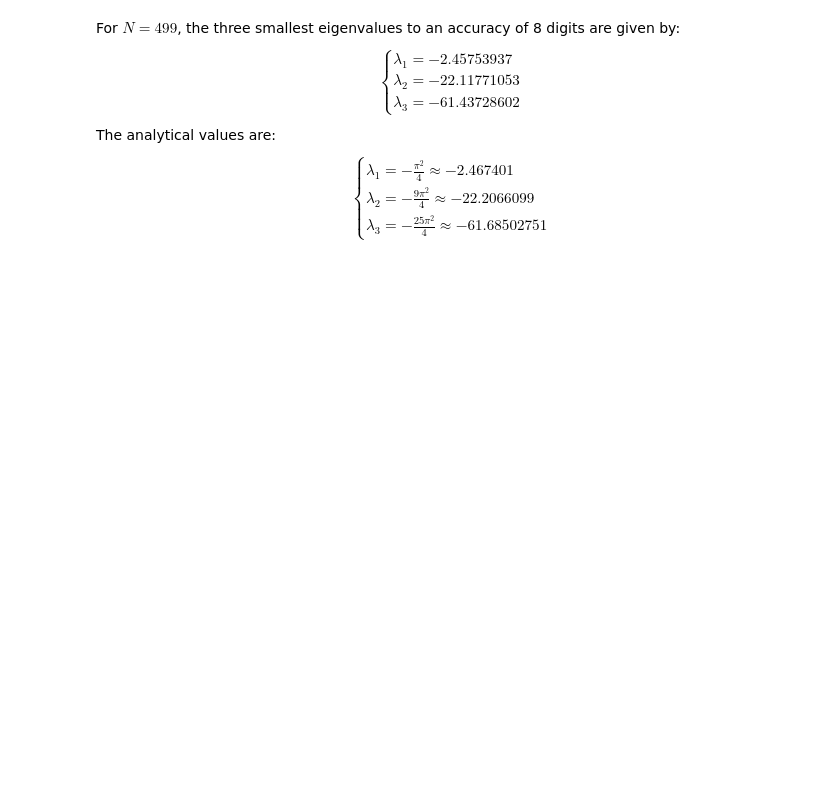
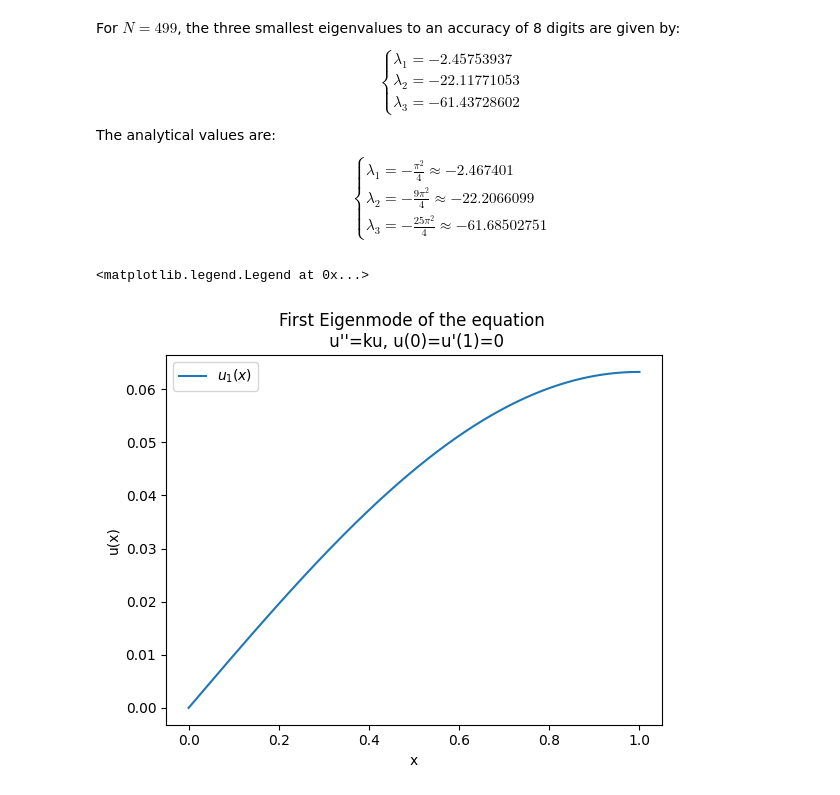
Before and after one commit to william-lundgren/FilipNumMums, a Jupyter notebook: Project2.ipynb, the cells around one changed output. Cells and saved outputs as stored; diff of their text form; code cells hidden in the pictures; blank space fills up the shorter version.

```diff
--- a/Project2.ipynb
+++ b/Project2.ipynb
@@ -369,3 +390,14 @@ The analytical values are:
         \lambda_3=-\frac{25\pi^2}{4}\approx-61.68502751
     \end{cases}
 \end{equation*}
+# %%
+x = np.linspace(0,1,501)
+
+plt.plot(x, vec1, label=r'$u_1(x)$')
+plt.title('First Eigenmode of the equation \n u\'\'=ku, u(0)=u\'(1)=0')
+plt.xlabel('x')
+plt.ylabel('u(x)')
+plt.legend()
+# %% [output]
+<matplotlib.legend.Legend at 0x...>
+[figure, added]
```
Also changed, not shown: parts of 28 cells of this notebook.
